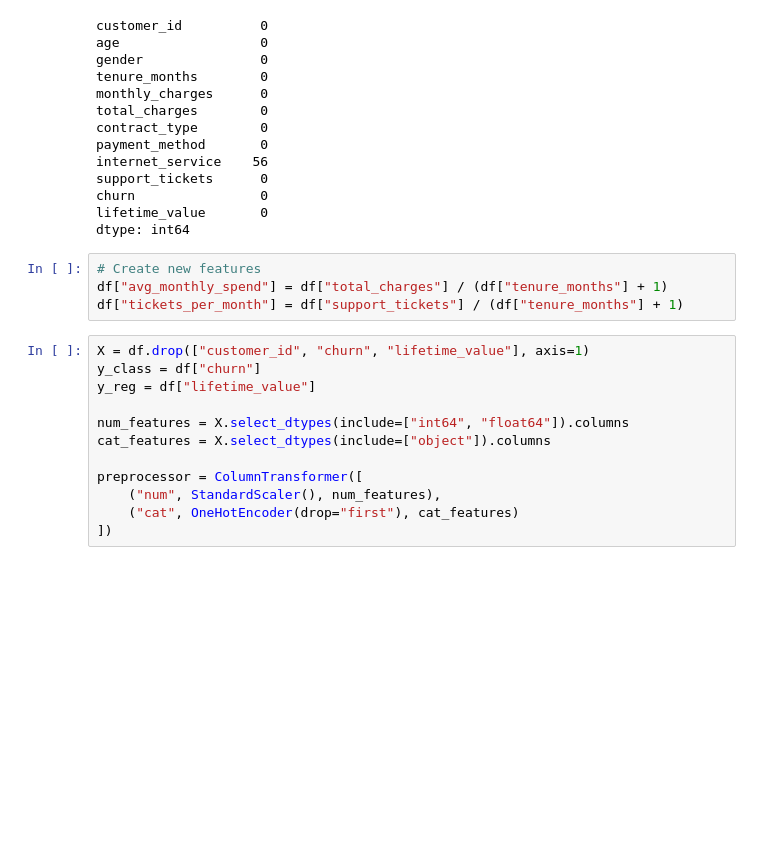
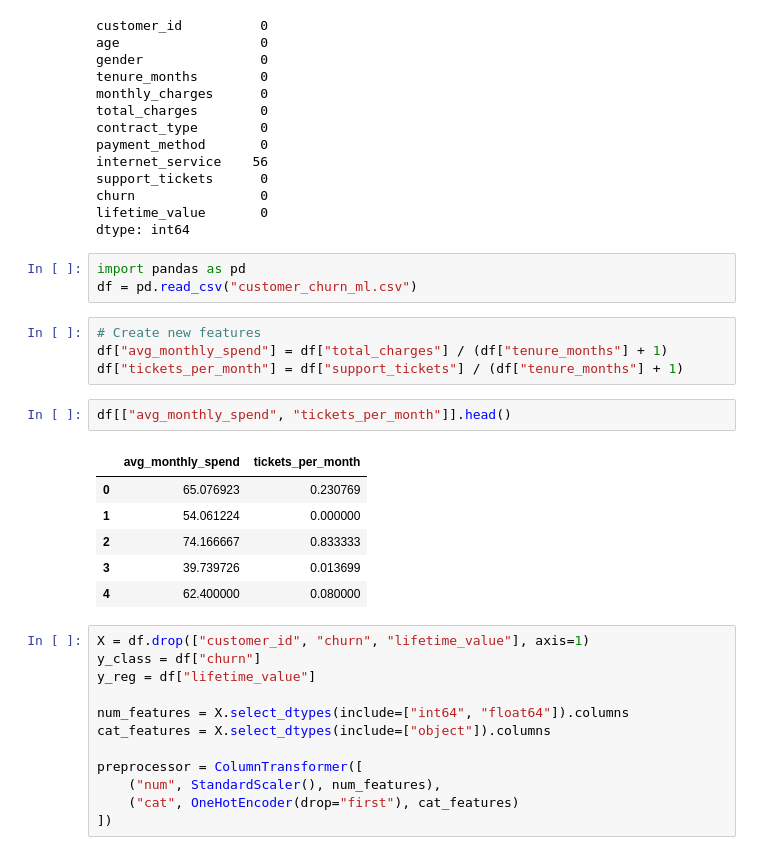
Before and after one commit to cepialabs/interns_ai_ml_assignments, a Jupyter notebook: week-4/mini-project week-4/ml_project.ipynb, the cells around one changed output. Saved outputs shown, nothing was run; the diff lists cells and outputs as text; blank space fills up the shorter version.

```diff
--- a/week-4/mini-project week-4/ml_project.ipynb
+++ b/week-4/mini-project week-4/ml_project.ipynb
@@ -104,10 +80,22 @@ support_tickets      0
 churn                0
 lifetime_value       0
 dtype: int64
+# %%
+import pandas as pd
+df = pd.read_csv("customer_churn_ml.csv")
 # %%
 # Create new features
 df["avg_monthly_spend"] = df["total_charges"] / (df["tenure_months"] + 1)
 df["tickets_per_month"] = df["support_tickets"] / (df["tenure_months"] + 1)
+# %%
+df[["avg_monthly_spend", "tickets_per_month"]].head()
+# %% [output]
+|  | avg_monthly_spend | tickets_per_month |
+| 0 | 65.076923 | 0.230769 |
+| 1 | 54.061224 | 0.000000 |
+| 2 | 74.166667 | 0.833333 |
+| 3 | 39.739726 | 0.013699 |
+| 4 | 62.400000 | 0.080000 |
 # %%
 X = df.drop(["customer_id", "churn", "lifetime_value"], axis=1)
 y_class = df["churn"]
```
Also changed, not shown: parts of 10 cells of this notebook.
